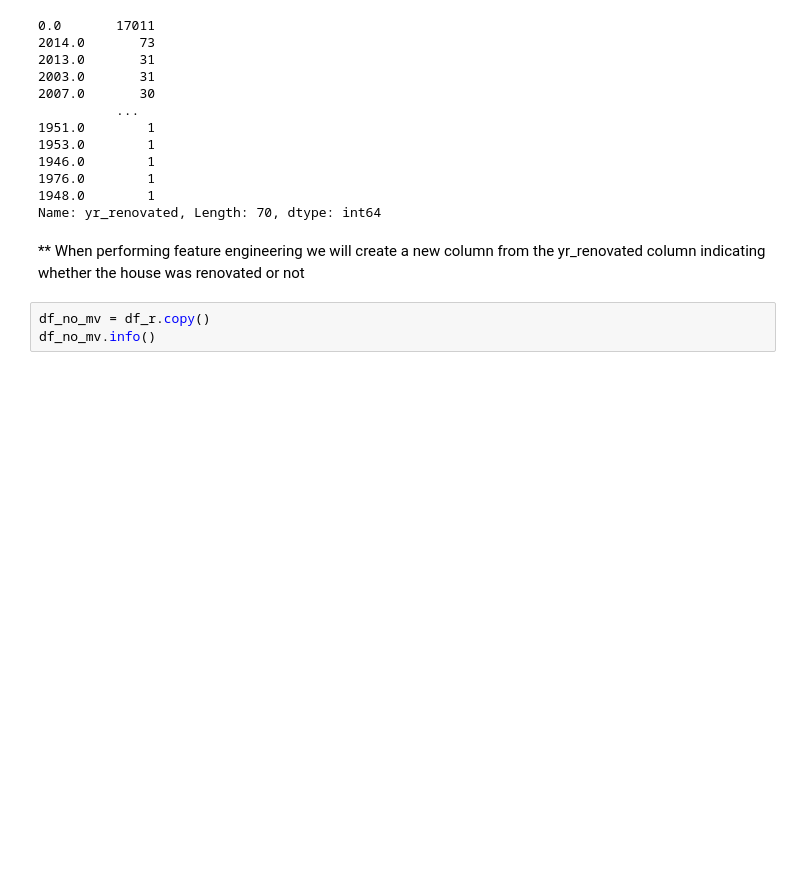
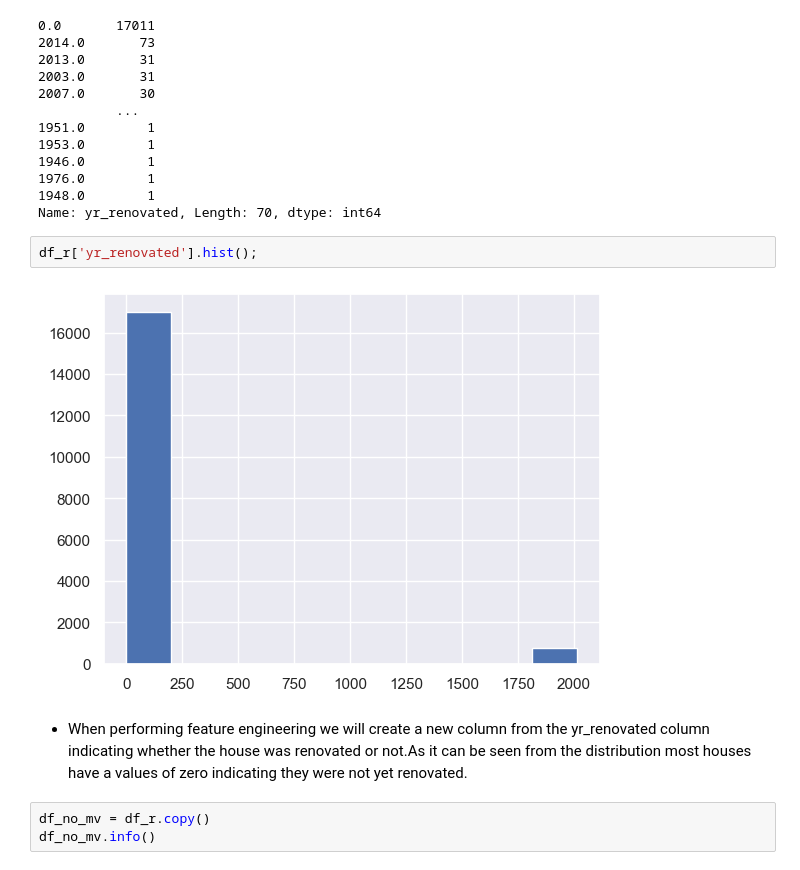
Before and after one commit to WilliamNdoni/linear-regression_phase2_proj, a Jupyter notebook: student.ipynb, the cells around one changed output. Cells and saved outputs as stored; diff of their text form; blank space fills up the shorter version.

```diff
--- a/student.ipynb
+++ b/student.ipynb
@@ -259,8 +258,12 @@ df_r['yr_renovated'].value_counts()
 1976.0        1
 1948.0        1
 Name: yr_renovated, Length: 70, dtype: int64
+# %%
+df_r['yr_renovated'].hist();
+# %% [output]
+[figure, added]
 # %% [markdown]
-** When performing feature engineering we will create a new column from the yr_renovated column indicating whether the house was renovated or not
+* When performing feature engineering we will create a new column from the yr_renovated column indicating whether the house was renovated or not.As it can be seen from the distribution most houses have a values of zero indicating they were not yet renovated.
 # %%
 df_no_mv = df_r.copy()
 df_no_mv.info()
```
Also changed, not shown: parts of 23 cells of this notebook.
